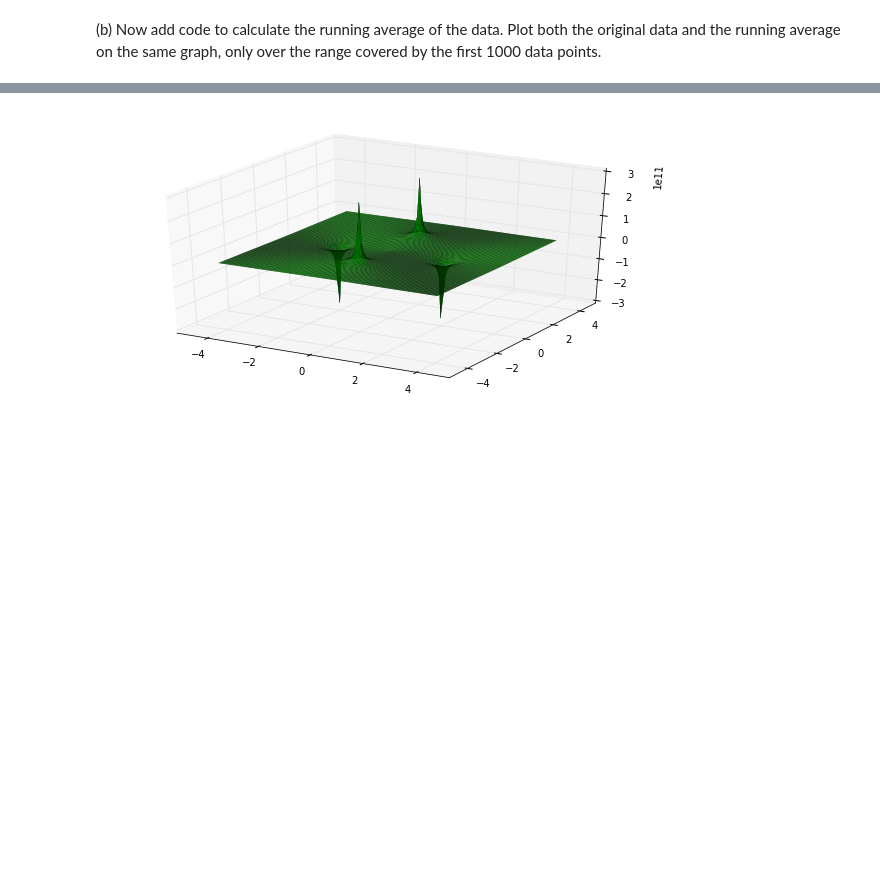
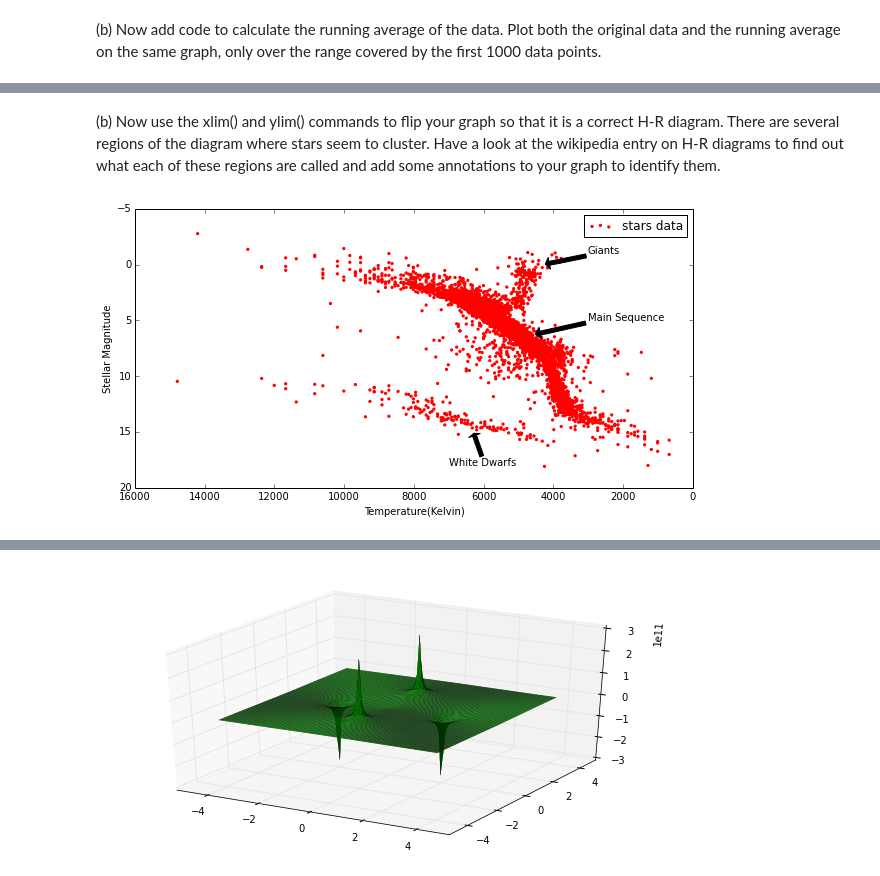
Before and after one commit to mkourjan/PHYS202-S14, a Jupyter notebook: Graphics/GraphicsExercises.ipynb, the cells around one changed output, grey strips where cells are left out. Saved outputs shown, nothing was run; the diff lists cells and outputs as text; code cells hidden in the pictures; blank space fills up the shorter version.

```diff
--- a/Graphics/GraphicsExercises.ipynb
+++ b/Graphics/GraphicsExercises.ipynb
@@ -104,0 +127,33 @@ plt.show()
+# %% [markdown]
+(b) Now use the xlim() and ylim() commands to flip your graph so that it is a correct H-R diagram. There are several regions of the diagram where stars seem to cluster. Have a look at the wikipedia entry on H-R diagrams to find out what each of these regions are called and add some annotations to your graph to identify them.
+# %%
+import numpy as np
+import matplotlib.pyplot as plt
+
+x,y = np.loadtxt('stars.txt', unpack = True)
+a = []
+for i in y:
+    if i > 0:
+        a.append(log(i))
+
+plt.figure(figsize = (10, 5))
+
+plt.xlim(16000, 0)
+plt.ylim(20, -5)
+plt.scatter(x, y, marker = ".", color = 'r', label = "stars data")
+plt.legend()
+plt.xlabel('Temperature(Kelvin)')
+plt.ylabel('Stellar Magnitude')
+
+plt.annotate('Main Sequence', xy=(4600, 6.3), xytext=(3000, 5),
+            arrowprops=dict(facecolor='black', shrink=0.05),
+            )
+plt.annotate('Giants', xy=(4300, 0), xytext=(3000, -1),
+            arrowprops=dict(facecolor='black', shrink=0.05),
+            )
+plt.annotate('White Dwarfs', xy=(6300, 15), xytext=(7000, 18),
+            arrowprops=dict(facecolor='black', shrink=0.05),
+            )
+plt.show()
+# %% [output]
+[figure, added]
```
Also changed, not shown: parts of 7 cells of this notebook, 5 other files.
